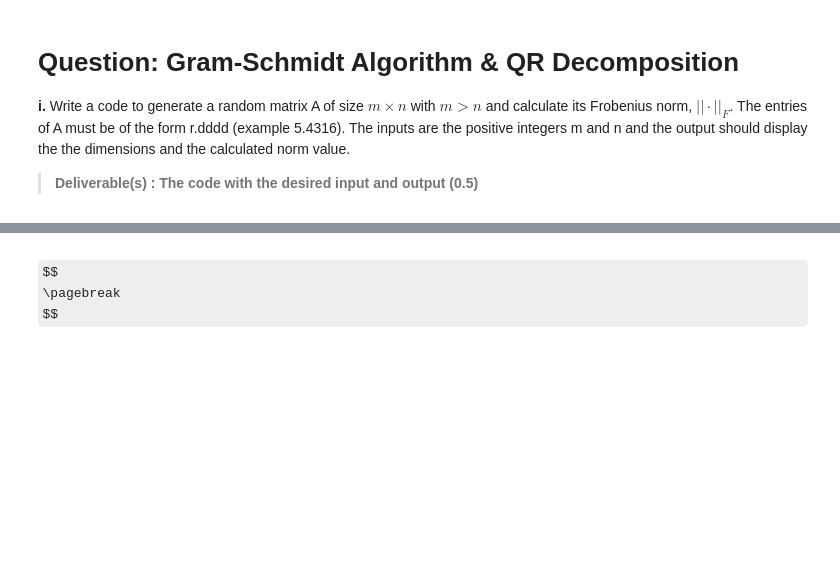
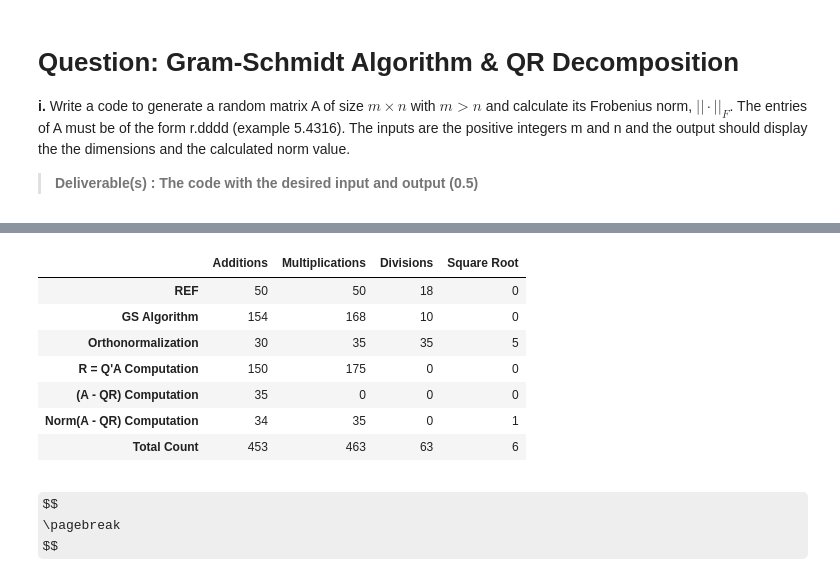
Before and after one commit to ElisonSherton/MTech_DSE, a Jupyter notebook: Sem1/MFDS/graded_assignments/assignment2/Assignment2.ipynb, the cells around one changed output, grey strips where cells are left out. Saved outputs shown, nothing was run; the diff lists cells and outputs as text; code cells hidden in the pictures; some formulas as TeX source; blank space fills up the shorter version.

```diff
--- a/Sem1/MFDS/graded_assignments/assignment2/Assignment2.ipynb
+++ b/Sem1/MFDS/graded_assignments/assignment2/Assignment2.ipynb
@@ -74,7 +103,7 @@ def frob_norm(A: List) -> float:
 # %%
 def display_matrix(A):
     """
-    Given a matrix as a list of lists, just prints them out neatly with row and column numbers
+    Convenience function to display a matrix in pretty formatting
     """
     nr = len(A)
     nc = len(A[0])
@@ -188,0 +687,59 @@ R4    0.0000  0.0000 -0.0000
+# %%
+# Create a random matrix
+A = create_random_matrix(7, 5)
+
+# Display the matrix generated
+print("\nRandomly Generated Matrix")
+display_matrix(A)
+
+# Compute REF of the matrix and count the number of primitive operations incurred in the same
+ref, decision, (aref, mref, dref) = rreduce(A)
+
+if decision:
+    # Apply GS Algorithm to find an orthogonal basis
+    v, (ags, mgs, dgs) = gram_schmidt_orthogonalization(A)
+
+    # Make the orthogonal basis into an orthonormal one
+    Q, (anorm, mnorm, dnorm, rootnorm) = normalize_columns(v)
+
+    # Compute the matrix R using the orthonormal matrix and the original matrix
+    R, (aR, mR, dR) = matrix_multiplication(matrix_transpose(Q), A)
+
+    # Compute the matrix QR
+    QR, (aQR, mQR, dQR) = matrix_multiplication(Q, R)
+
+    # Compute the matrix A - QR
+    delta = []
+    addDelta, multDelta, divDelta = 0, 0, 0
+    for a_row, qr_row in zip(A, QR):
+        scaled_vector, _ = scalar_multiplication(qr_row, -1)
+        resultant, (a, m, d) = vector_addition(a_row, scaled_vector)
+        addDelta += a; multDelta += m; divDelta += d
+        delta.append(resultant)
+
+    # Compute the frobenius norm of A - QR = delta
+    fn, (afro, mfro, divfro, rootfro) = frob_norm(delta)
+
+
+    # Display the matrices Q, R and A - QR respectively
+    print(f"\nMatrix Q")
+    display_matrix(Q)
+    print(f"\nMatrix R")
+    display_matrix(R)
+    print(f"\nMatrix (A - QR)")
+    display_matrix(delta)
+    print(f"\nFrobenius norm of (A - QR) = {fn:.5f}")
+
+
+    # Find out the counts for each and every step along the way
+    total_additions = aref + ags + anorm + aR + addDelta + afro
+    total_multiplications = mref + mgs + mnorm + mR + multDelta + mfro
+    total_divisions = dref + dgs + dnorm + dR + divDelta + divfro
+    total_sqrts = rootnorm + rootfro
+
+    count_matrix = [(aref, mref, dref, 0), (ags, mgs, dgs, 0), (anorm, mnorm, dnorm, rootnorm), (aR, mR, dR, 0), (addDelta, multDelta, divDelta, 0), (afro, mfro, divfro, rootfro), (total_additions, total_multiplications, total_divisions, total_sqrts)]
+
+    import pandas as pd
+    count_df = pd.DataFrame(count_matrix, index = ["REF", "GS Algorithm", "Orthonormalization", "R = Q'A Computation", "(A - QR) Computation", "Norm(A - QR) Computation", "Total Count"], columns = ["Additions", "Multiplications", "Divisions", "Square Root"])
+count_df
+# %% [output]
@@ -189,3 +763,11 @@ R4    0.0000  0.0000 -0.0000
+|  | Additions | Multiplications | Divisions | Square Root |
+| REF | 50 | 50 | 18 | 0 |
+| GS Algorithm | 154 | 168 | 10 | 0 |
+| Orthonormalization | 30 | 35 | 35 | 5 |
+| R = Q'A Computation | 150 | 175 | 0 | 0 |
+| (A - QR) Computation | 35 | 0 | 0 | 0 |
+| Norm(A - QR) Computation | 34 | 35 | 0 | 1 |
+| Total Count | 453 | 463 | 63 | 6 |
 # %% [markdown]
 $$
 \pagebreak
```
Also changed, not shown: parts of 51 cells of this notebook, 5 other files.
